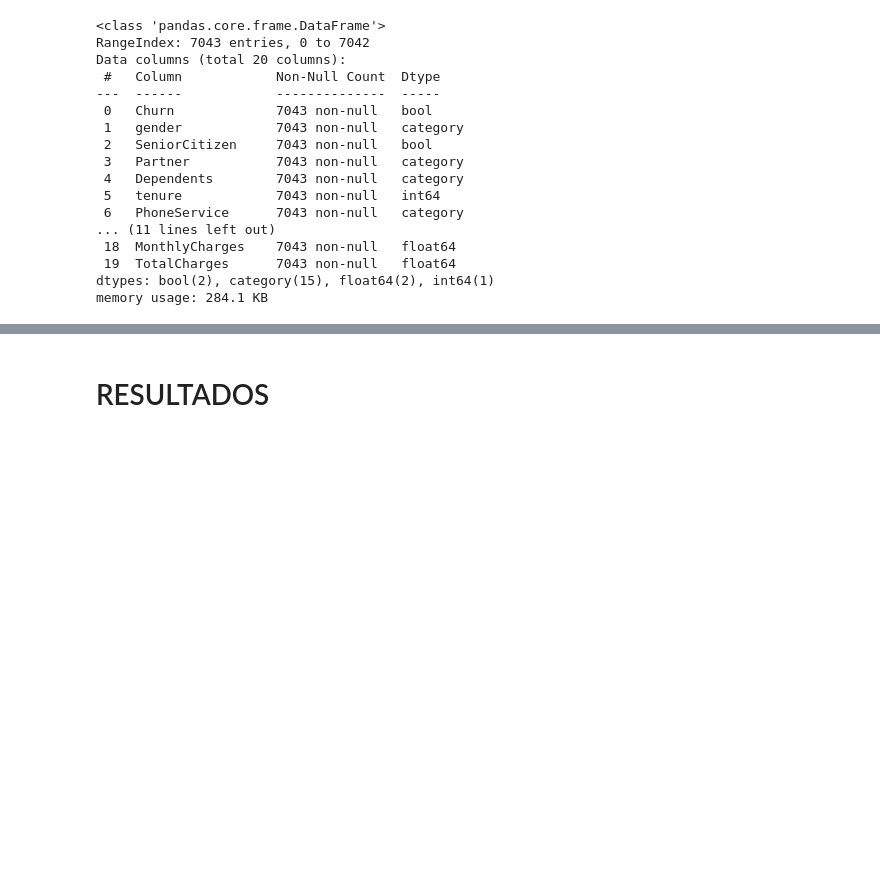
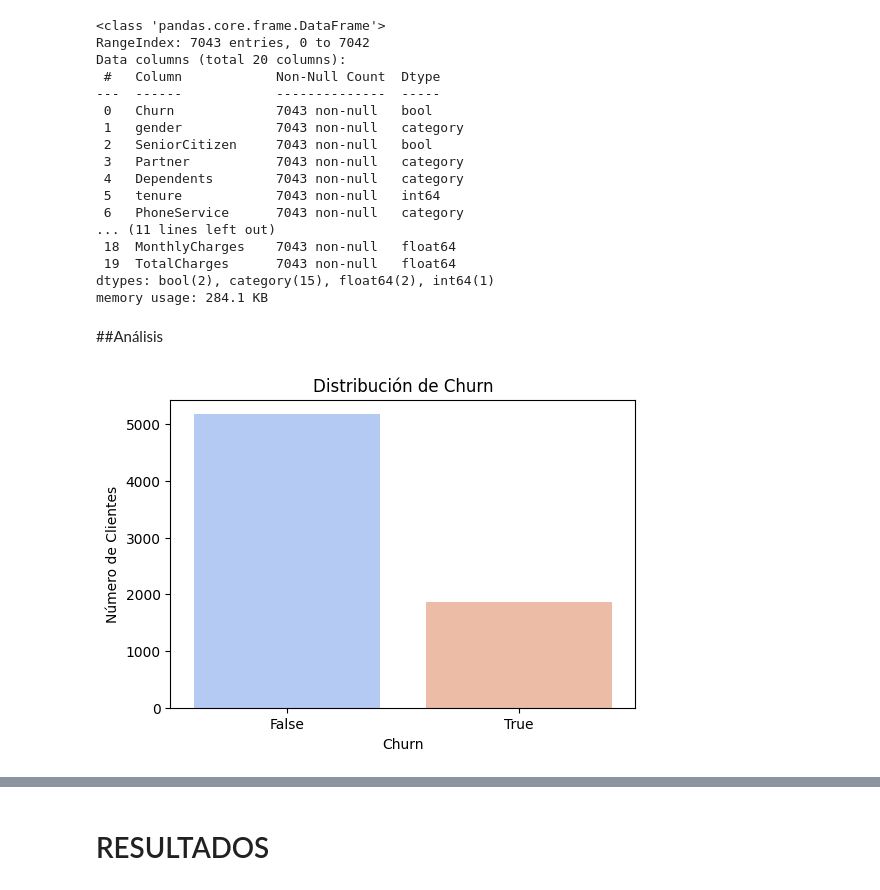
Before and after one commit to mauloredo/Challenge_Telecom_X, a Jupyter notebook: Challenge_Telecom_X.ipynb, the cells around one changed output, grey strips where cells are left out. Cells and saved outputs as stored; diff of their text form; code cells hidden in the pictures; blank space fills up the shorter version.

```diff
--- a/Challenge_Telecom_X.ipynb
+++ b/Challenge_Telecom_X.ipynb
@@ -1047,3 +1036,23 @@ Data columns (total 20 columns):
  19  TotalCharges      7043 non-null   float64
 dtypes: bool(2), category(15), float64(2), int64(1)
 memory usage: 284.1 KB
+# %% [markdown]
+##Análisis
+# %%
+# Exploración visual del churn, verificando la distribución de la valiable Churn
+
+import matplotlib.pyplot as plt
+import seaborn as sns
+
+# Contar valores de Churn
+churn_counts = clean_df['Churn'].value_counts()
+
+# Gráfico de barras
+plt.figure(figsize=(6, 4))
+sns.barplot(x=churn_counts.index, y=churn_counts.values, hue=churn_counts.index, palette='coolwarm', legend=False)
+plt.xlabel('Churn')
+plt.ylabel('Número de Clientes')
+plt.title('Distribución de Churn')
+plt.show()
+# %% [output]
+[figure, added]
```
Also changed, not shown: parts of 11 cells of this notebook.
